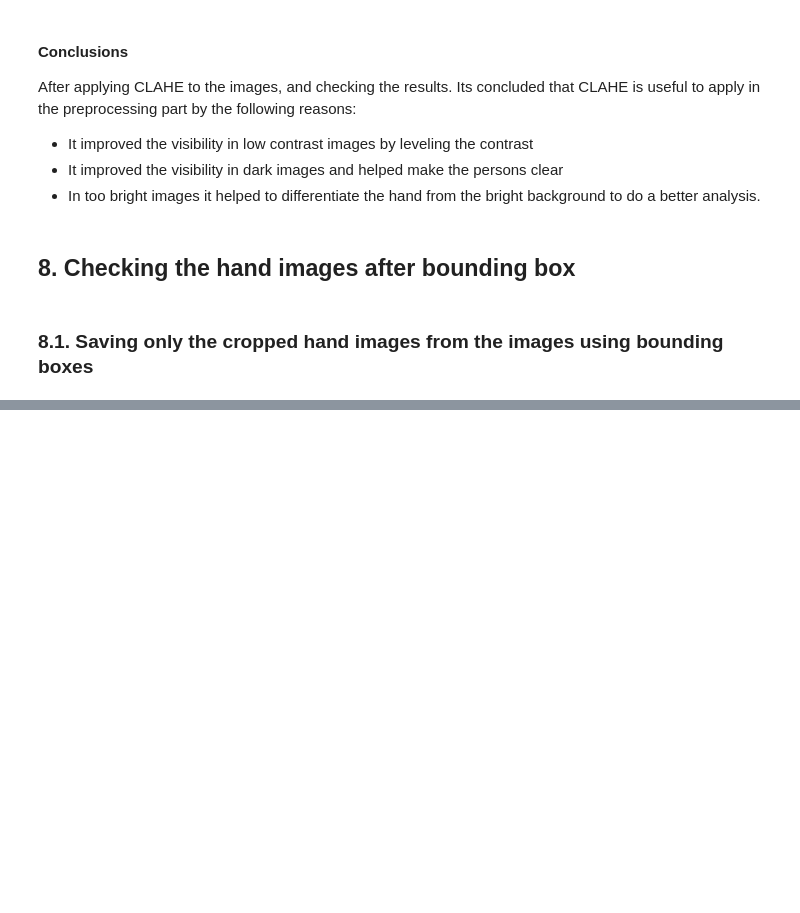
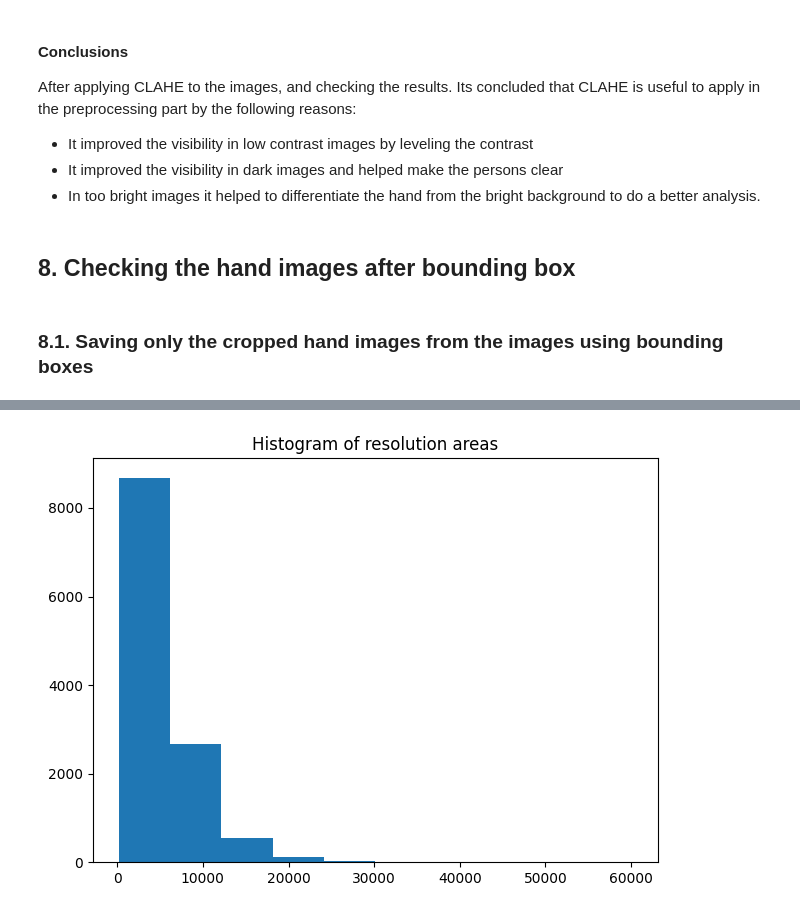
Before and after one commit to DiegoMucha/WaveSlide, a Jupyter notebook: notebooks/01_data_understanding.ipynb, the cells around one changed output, grey strips where cells are left out. Saved outputs shown, nothing was run; the diff lists cells and outputs as text; code cells hidden in the pictures; blank space fills up the shorter version.

```diff
--- a/notebooks/01_data_understanding.ipynb
+++ b/notebooks/01_data_understanding.ipynb
@@ -544,3 +549,33 @@ After applying CLAHE to the images, and checking the results. Its concluded that
 # %%
 output_root = Path("../data/hand_crops")
 output_root.mkdir(parents=False, exist_ok=True)
+
+crop_rows = []
+for _, row in df_testing.iterrows():
+    img = cv2.imread(row["image_path"])
+    img_h, img_w = img.shape[:2]
+
+    x1 = int(row["bbox_x"] * img_w)
+    x2 = int((row["bbox_x"] + row["bbox_w"]) * img_w)
+    y1 = int(row["bbox_y"] * img_h)
+    y2 = int((row["bbox_y"] + row["bbox_h"]) * img_h)
+
+    hand_crop = img[y1:y2, x1:x2]
+    crop_h, crop_w = hand_crop.shape[:2]
+
+    label_dir = output_root / row["label"]
+    label_dir.mkdir(parents=True, exist_ok=True)
+    output_path = label_dir/f"{row['image_id']}.jpg"
+    cv2.imwrite(str(output_path), hand_crop)
+
+    crop_rows.append({
+        "image_id": row["image_id"],
+        "label": row["label"],
+        "image_path": str(output_path),
+        "width height": f"{crop_w} {crop_h}",
+        "area": crop_w * crop_h,
+        "ratio": (crop_w / crop_h),
+    })
+
+# Create a dataframe to stroe this informationm
+df_testing_hands = pd.DataFrame(crop_rows)
@@ -546,0 +616,8 @@ output_root.mkdir(parents=False, exist_ok=True)
+# %%
+# Plot the resolution areas
+plt.title("Histogram of resolution areas")
+plt.hist(df_testing_hands["area"])
+plt.tight_layout()
+plt.show()
+# %% [output]
+[figure, added]
```
Also changed, not shown: parts of 16 cells of this notebook, 2 other files.
